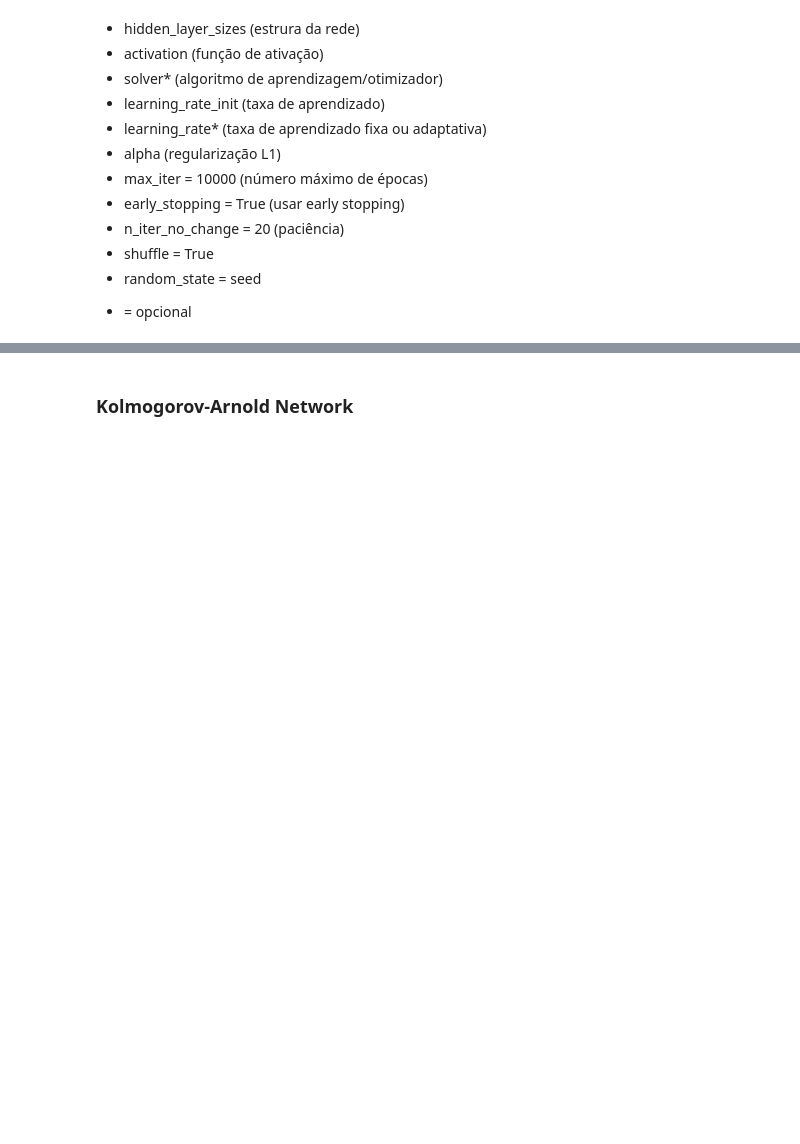
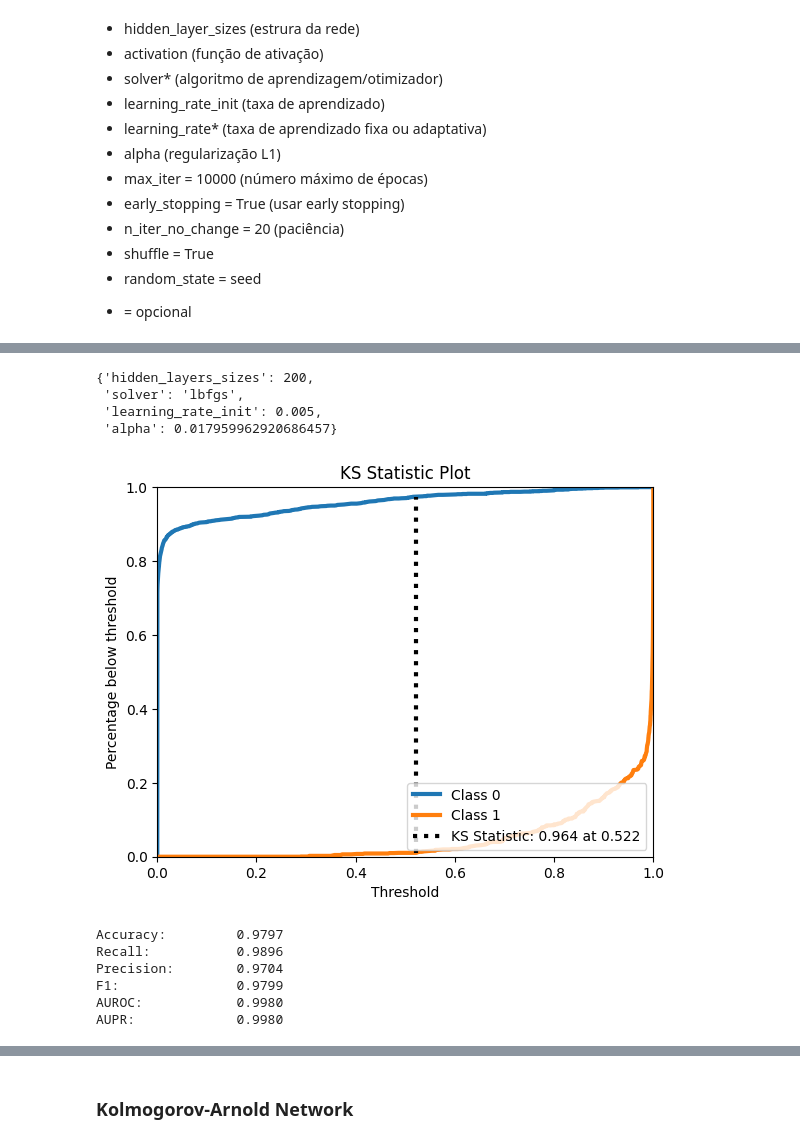
Before and after one commit to pedrobslima/redes_neurais, a Jupyter notebook: projeto_rn.ipynb, the cells around one changed output, grey strips where cells are left out. Saved outputs shown, nothing was run; the diff lists cells and outputs as text; code cells hidden in the pictures; blank space fills up the shorter version.

```diff
--- a/projeto_rn.ipynb
+++ b/projeto_rn.ipynb
@@ -864,12 +884,7 @@ y_test1 = df_test1['Churn']
 # %%
 # Balanceamento no conjunto de treinamento
-o_sampler = SMOTE(random_state=seed)
+o_sampler = RandomOverSampler(random_state=seed)
 
+y_train1_norm = y_train1.copy()
 X_train1, y_train1 = o_sampler.fit_resample(X_train1, y_train1)
-X_train1_norm, y_train1 = o_sampler.fit_resample(X_train1_norm, y_train1)
-
-X_val1, y_val1 = o_sampler.fit_resample(X_val1, y_val1)
-X_val1_norm, y_val1 = o_sampler.fit_resample(X_val1_norm, y_val1)
-
-X_test1, y_test1 = o_sampler.fit_resample(X_test1, y_test1)
-X_test1_norm, y_test1 = o_sampler.fit_resample(X_test1_norm, y_test1)
+X_train1_norm, y_train1_norm = o_sampler.fit_resample(X_train1_norm, y_train1_norm)
@@ -1495,0 +1509,37 @@ mlp = mlp.fit(X_train3, y_train3)
+# %%
+study.best_params
+# %% [output]
+{'hidden_layers_sizes': 200,
+ 'solver': 'lbfgs',
+ 'learning_rate_init': 0.005,
+ 'alpha': 0.017959962920686457}
+# %%
+mlp = MLPClassifier(random_state=seed, max_iter=10000, early_stopping=True,
+                    n_iter_no_change=20, shuffle=True,
+                    learning_rate_init=study.best_params['learning_rate_init'],
+                    hidden_layer_sizes=(study.best_params['hidden_layers_sizes'],),
+                    solver=study.best_params['solver'],
+                    alpha=study.best_params['alpha'],
+                    activation=study.best_params['activation']
+                    )
+
+train_input = pd.concat([X_train1_norm, X_val1_norm], ignore_index=True)
+train_label = pd.concat([y_train1_norm, y_val1], ignore_index=True)
+
+mlp = mlp.fit(train_input, train_label)
+
+y_pred = mlp.predict(train_input)
+y_pred_proba = mlp.predict_proba(train_input)
+
+# só to fazendo assim dessa vez pq treinei a kanet com a fórmula errada do f1 score. Mas se for reiniciar o ambiente e treiná-la dnv, use as métricas armazenadas direto
+mlp_acc, mlp_recall, mlp_prec, mlp_f1, mlp_auroc, mlp_aupr = compute_performance_metrics(train_label, y_pred, y_pred_proba)
+
+print_metrics_summary(mlp_acc, mlp_recall, mlp_prec, mlp_f1, mlp_auroc, mlp_aupr)
+# %% [output]
+[figure, added]
+Accuracy:         0.9797
+Recall:           0.9896
+Precision:        0.9704
+F1:               0.9799
+AUROC:            0.9980
+AUPR:             0.9980
```
Also changed, not shown: parts of 91 cells of this notebook, 2 other files.
